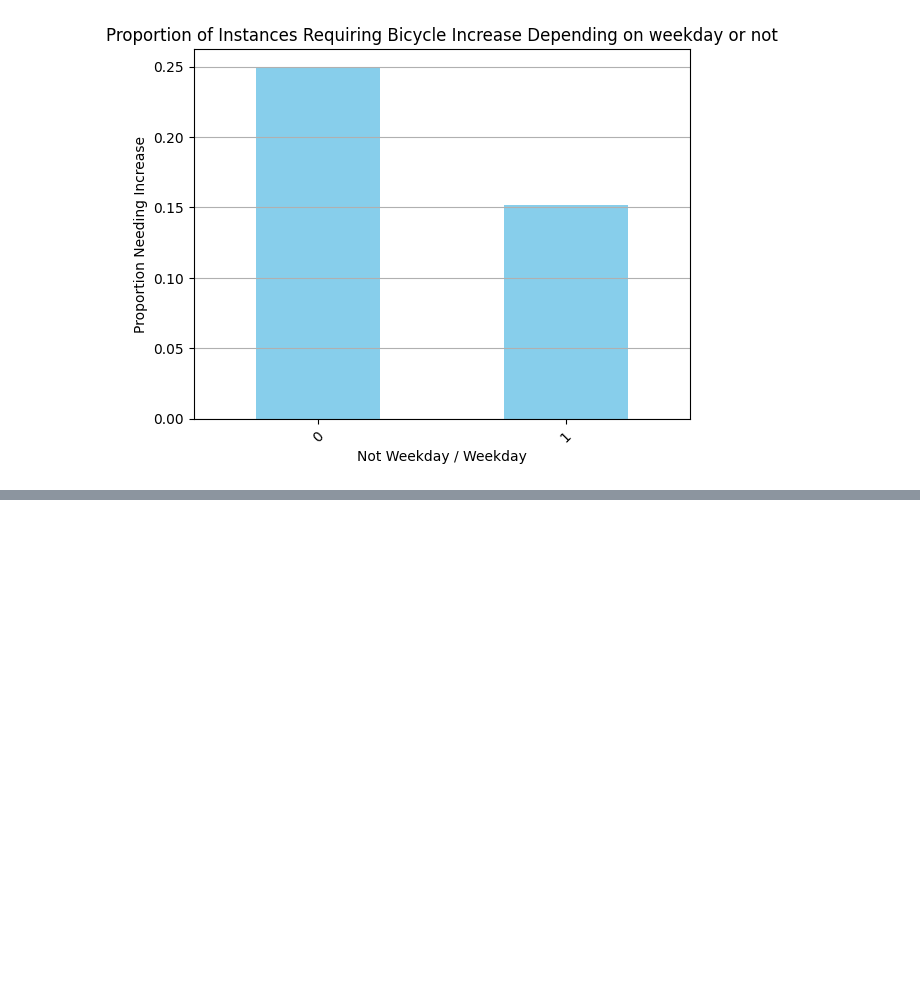
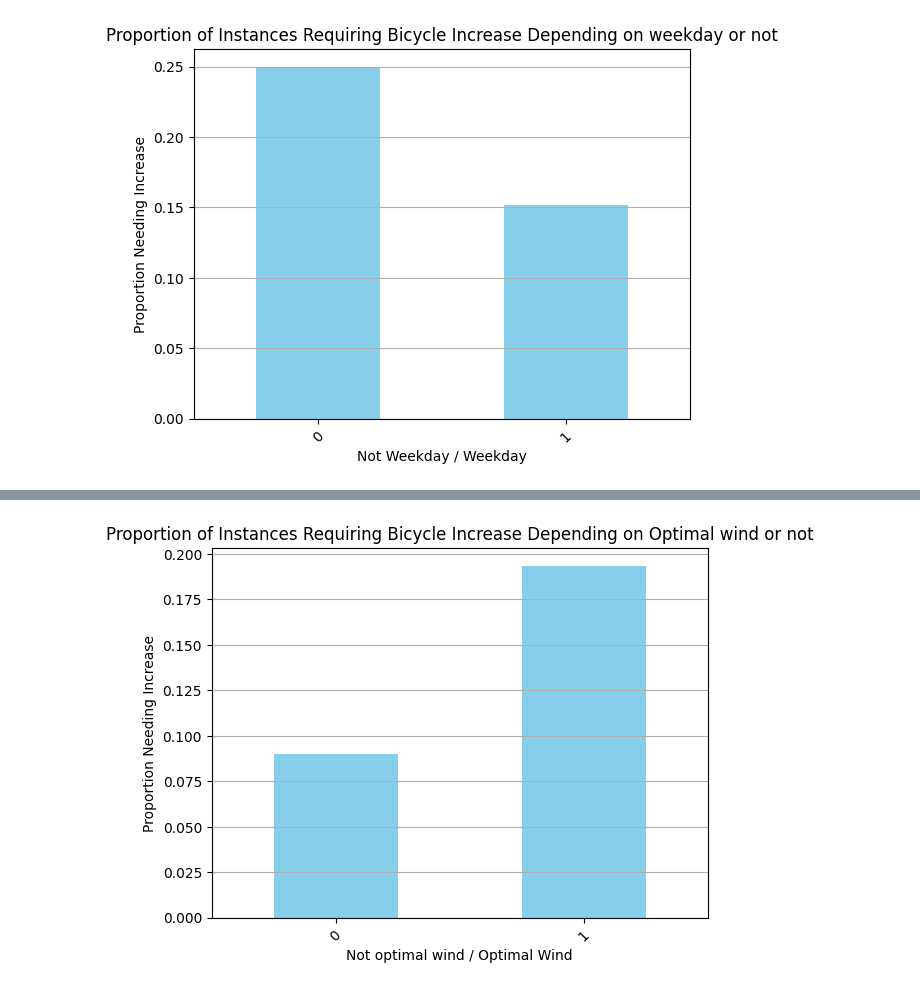
Before and after one commit to ViktorBakken/SM-r, a Jupyter notebook: data_analysis/analysis_of_rest.ipynb, the cells around one changed output, grey strips where cells are left out. Cells and saved outputs as stored; diff of their text form; code cells hidden in the pictures; blank space fills up the shorter version.

```diff
--- a/data_analysis/analysis_of_rest.ipynb
+++ b/data_analysis/analysis_of_rest.ipynb
@@ -241,0 +268,17 @@ plt.grid(axis='y')
+# %%
+#Optimal wind 5 < x <= 31 (kanske är bra)
+
+df['opt_wind'] = df['windspeed'].apply(lambda x: 1 if 5 < x <= 31 else 0)
+
+
+opt_wind_trend = df.groupby('opt_wind')['increase_stock'].mean()
+
+plt.figure()
+opt_wind_trend.plot(kind='bar', color='skyblue')
+plt.title("Proportion of Instances Requiring Bicycle Increase Depending on Optimal wind or not")
+plt.xlabel("Not optimal wind / Optimal Wind")
+plt.ylabel("Proportion Needing Increase")
+plt.xticks(rotation=45)
+plt.grid(axis='y')
+# %% [output]
+[figure, added]
```
Also changed, not shown: parts of 6 cells of this notebook, 1 other file.
